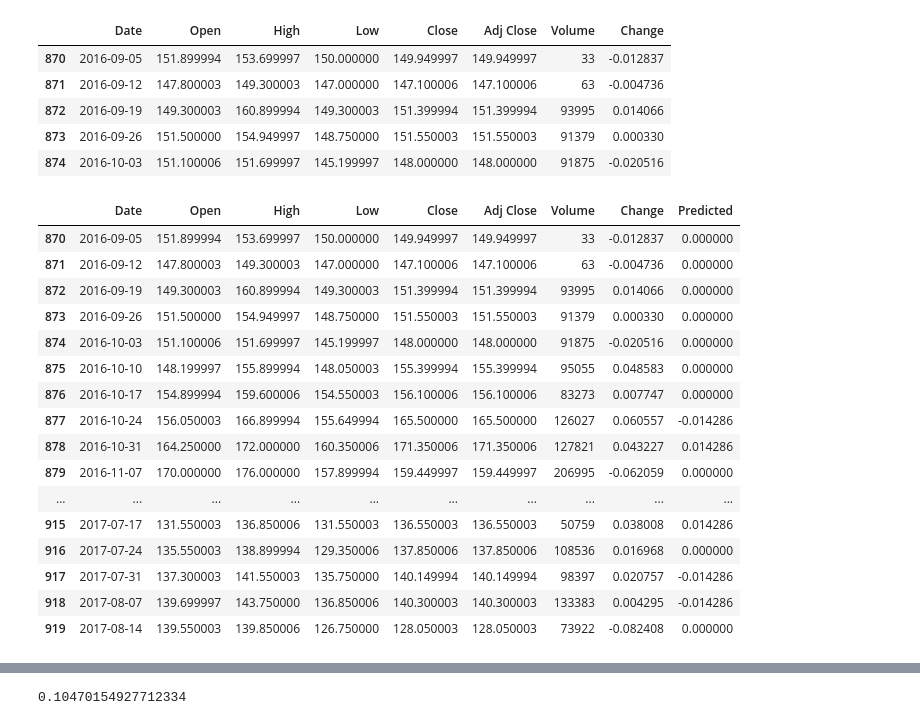
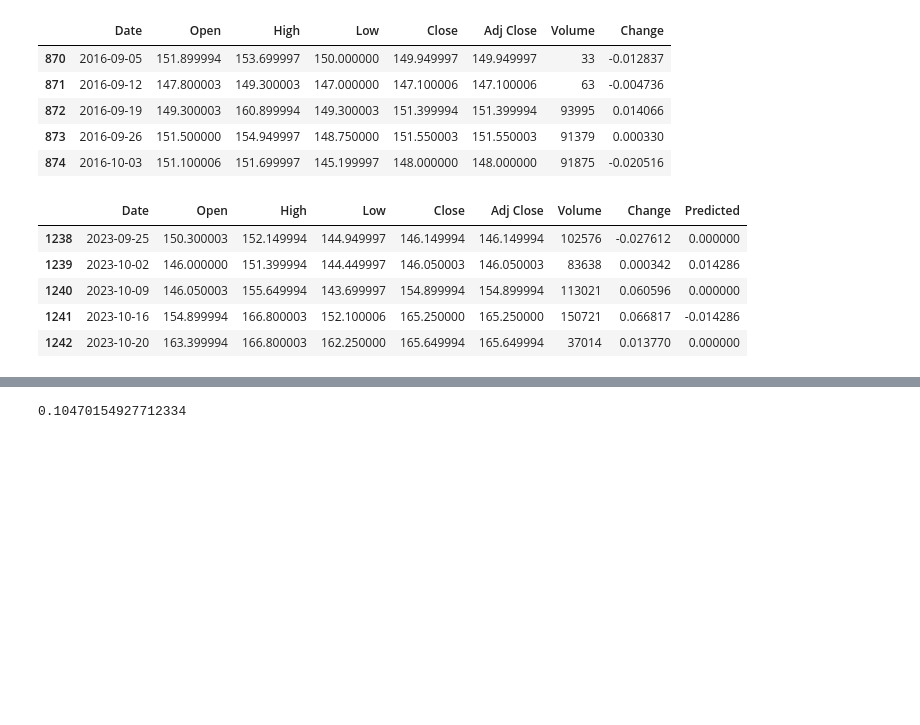
Before and after one commit to kevinalexis1/Chaos-Coders, a Jupyter notebook: Untitled_jordan.ipynb, the cells around one changed output, grey strips where cells are left out. Saved outputs shown, nothing was run; the diff lists cells and outputs as text; code cells hidden in the pictures; blank space fills up the shorter version.

```diff
--- a/Untitled_jordan.ipynb
+++ b/Untitled_jordan.ipynb
@@ -198,25 +198,14 @@ data_change.head()
 | 874 | 2016-10-03 | 151.100006 | 151.699997 | 145.199997 | 148.000000 | 148.000000 | 91875 | -0.020516 |
 # %%
 data_change['Predicted'] = np.array(predicted_change_list)
-data_change.head(50)
+data_change.tail(5)
 # %% [output]
 |  | Date | Open | High | Low | Close | Adj Close | Volume | Change | Predicted |
-| 870 | 2016-09-05 | 151.899994 | 153.699997 | 150.000000 | 149.949997 | 149.949997 | 33 | -0.012837 | 0.000000 |
-| 871 | 2016-09-12 | 147.800003 | 149.300003 | 147.000000 | 147.100006 | 147.100006 | 63 | -0.004736 | 0.000000 |
-| 872 | 2016-09-19 | 149.300003 | 160.899994 | 149.300003 | 151.399994 | 151.399994 | 93995 | 0.014066 | 0.000000 |
-| 873 | 2016-09-26 | 151.500000 | 154.949997 | 148.750000 | 151.550003 | 151.550003 | 91379 | 0.000330 | 0.000000 |
-| 874 | 2016-10-03 | 151.100006 | 151.699997 | 145.199997 | 148.000000 | 148.000000 | 91875 | -0.020516 | 0.000000 |
-| 875 | 2016-10-10 | 148.199997 | 155.899994 | 148.050003 | 155.399994 | 155.399994 | 95055 | 0.048583 | 0.000000 |
-| 876 | 2016-10-17 | 154.899994 | 159.600006 | 154.550003 | 156.100006 | 156.100006 | 83273 | 0.007747 | 0.000000 |
-| 877 | 2016-10-24 | 156.050003 | 166.899994 | 155.649994 | 165.500000 | 165.500000 | 126027 | 0.060557 | -0.014286 |
-| 878 | 2016-10-31 | 164.250000 | 172.000000 | 160.350006 | 171.350006 | 171.350006 | 127821 | 0.043227 | 0.014286 |
-| 879 | 2016-11-07 | 170.000000 | 176.000000 | 157.899994 | 159.449997 | 159.449997 | 206995 | -0.062059 | 0.000000 |
-| ... | ... | ... | ... | ... | ... | ... | ... | ... | ... |
-| 915 | 2017-07-17 | 131.550003 | 136.850006 | 131.550003 | 136.550003 | 136.550003 | 50759 | 0.038008 | 0.014286 |
-| 916 | 2017-07-24 | 135.550003 | 138.899994 | 129.350006 | 137.850006 | 137.850006 | 108536 | 0.016968 | 0.000000 |
-| 917 | 2017-07-31 | 137.300003 | 141.550003 | 135.750000 | 140.149994 | 140.149994 | 98397 | 0.020757 | -0.014286 |
-| 918 | 2017-08-07 | 139.699997 | 143.750000 | 136.850006 | 140.300003 | 140.300003 | 133383 | 0.004295 | -0.014286 |
-| 919 | 2017-08-14 | 139.550003 | 139.850006 | 126.750000 | 128.050003 | 128.050003 | 73922 | -0.082408 | 0.000000 |
+| 1238 | 2023-09-25 | 150.300003 | 152.149994 | 144.949997 | 146.149994 | 146.149994 | 102576 | -0.027612 | 0.000000 |
+| 1239 | 2023-10-02 | 146.000000 | 151.399994 | 144.449997 | 146.050003 | 146.050003 | 83638 | 0.000342 | 0.014286 |
+| 1240 | 2023-10-09 | 146.050003 | 155.649994 | 143.699997 | 154.899994 | 154.899994 | 113021 | 0.060596 | 0.000000 |
+| 1241 | 2023-10-16 | 154.899994 | 166.800003 | 152.100006 | 165.250000 | 165.250000 | 150721 | 0.066817 | -0.014286 |
+| 1242 | 2023-10-20 | 163.399994 | 166.800003 | 162.250000 | 165.649994 | 165.649994 | 37014 | 0.013770 | 0.000000 |
 # %%
 # Initialize an empty list to store signals
 signals = ['Hold']  # Initialize with 'Hold' for the first data point
```
Also changed, not shown: parts of 5 cells of this notebook, 3 other files.
